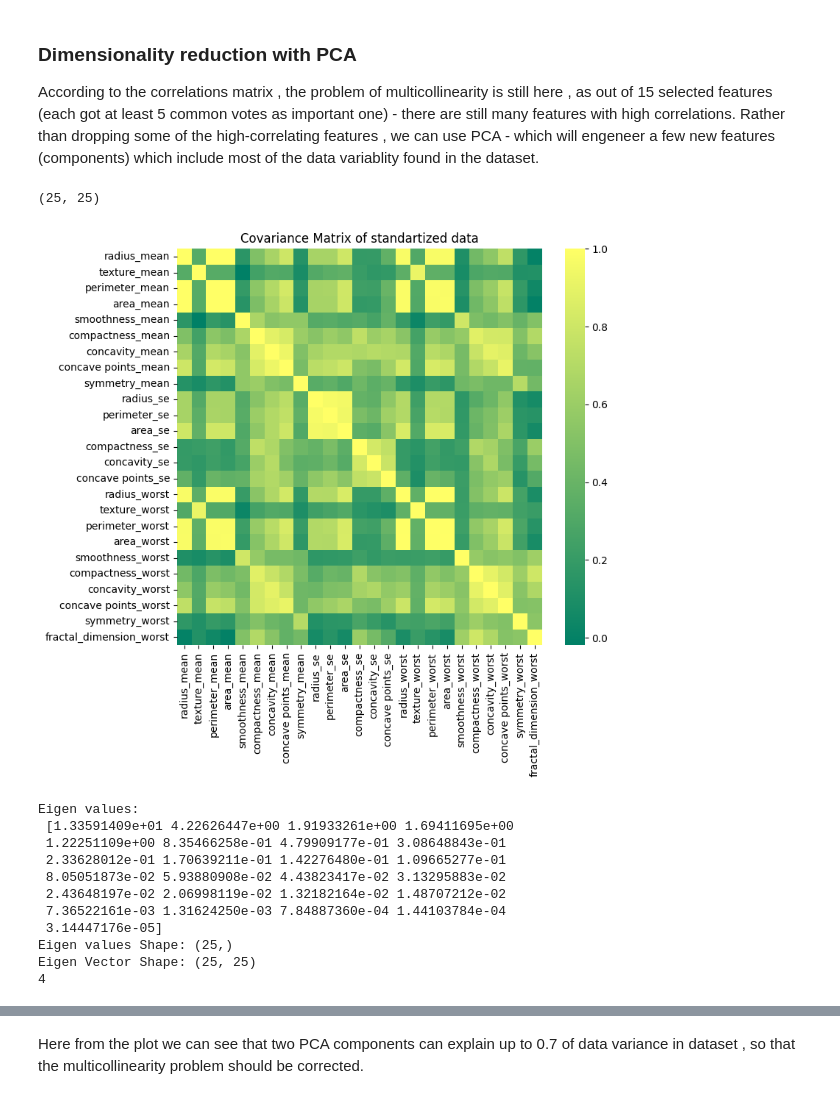
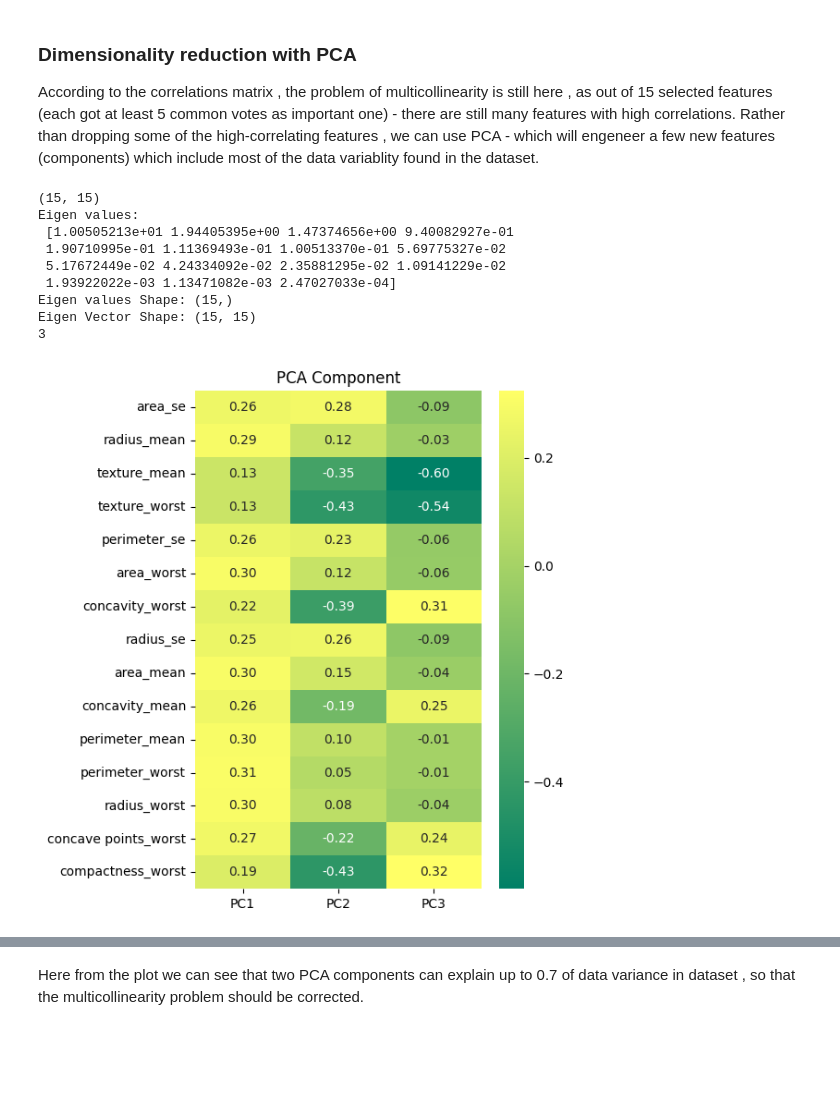
Before and after one commit to lmanov1/CancerPrediction, a Jupyter notebook: 4_FeatureEngeneering.ipynb, the cells around one changed output, grey strips where cells are left out. Drawn from its saved outputs; the diff is of its cells as text; code cells hidden in the pictures; blank space fills up the shorter version.

```diff
--- a/4_FeatureEngeneering.ipynb
+++ b/4_FeatureEngeneering.ipynb
@@ -360,9 +231,6 @@ Now lets use the K-best to Select features according to the k highest scores , o
 # %%
 from sklearn.datasets import load_digits
 from sklearn.feature_selection import SelectKBest, chi2 , f_classif , f_regression
-
-y=df_normalized['diagnosis']
-X = df_normalized.drop(columns=['diagnosis'])
 
 def univariate_kbest(score_func, num_features):
     # Apply SelectKBest class to extract top 10 best features with Chi-Square tests
@@ -503,7 +371,7 @@ display(selection_df)
 | 24 | fractal_dimension_worst | 0 | 1 | 0 | 1 | 1 | 1 | 1 | ... |
 # %%
 #Selecting variables with a sum of selections >= 6
-final_var = selection_df[selection_df['Sum'] >= 5 ]['Feature'].tolist()
+final_var = selection_df[selection_df['Sum'] >= 5  ]['Feature'].tolist()
 df_model = df_fe[final_var].copy()
 df_model['diagnosis'] = df_fe['diagnosis'].copy()
 
@@ -513,11 +381,11 @@ display(f"{columns_list}")
 display(df_model.head(2))
 display(df_model.shape)
 
-df_model.correlation = df_model.corr()
-heatmap = sns.heatmap(df_model.corr(), annot=True, cmap='summer', fmt=".2f")
-plt.title('Correlation Heatmap')
-plt.show()
-#display(df_model.correlation)
+# df_model.correlation = df_model.corr()
+# heatmap = sns.heatmap(df_model.corr(), annot=True, cmap='summer', fmt=".2f")
+# plt.title('Correlation Heatmap')
+# plt.show()
+# #display(df_model.correlation)
 # %% [output]
 'Most important features of the dataset : 26'
 "['radius_mean', 'texture_mean', 'perimeter_mean', 'area_mean', 'smoothness_mean', 'compactness_mean', 'concavity_mean', 'concave points_mean', 'symmetry_mean', 'radius_se', 'perimeter_se', 'area_se', ...
@@ -549,8 +416,20 @@ list2, len2 = interception_set(anova_univatiate_columns_set, multivatiate_column
 list3, len3 = interception_set(lr_univatiate_columns_set, multivatiate_columns_set, name1='lr_univatiate_columns_set', name2='multivatiate_columns_set')
 display(multivatiate_columns_set)
 display(len(multivatiate_columns_set))
+display(f"multivatiate_columns_set:")
+display(f"Features : {multivatiate_columns_set} ")
+display(f"Length : {multivatiate_columns_set.__len__()}")
 
 
+
+list1 = list(list1)
+display(f"List1 : {list1} len1 {len1}")
+
+X = df_fe[list1]
+y = df_fe['diagnosis']
+display(X.head(2))
+display(y.head(2))
+display(X.shape)
 # We'll choose the features that are common to all three sets - chi2, anova, lr  and multivariate - and this is most close
 # to the ch2 list with 15 features
 # %% [output]
@@ -598,13 +479,13 @@ Z = (X - X_mean) / X_std
 c = Z.cov()
 print(c.shape)
 
-# Plot the covariance matrix
-import matplotlib.pyplot as plt
-import seaborn as sns
-plt.figure(figsize =(8, 7))
-sns.heatmap(c, cmap='summer' , fmt=".2f")
-plt.title('Covariance Matrix of standartized data')
-plt.show()
+# # Plot the covariance matrix
+# import matplotlib.pyplot as plt
+# import seaborn as sns
+# plt.figure(figsize =(8, 7))
+# sns.heatmap(c, cmap='summer' , fmt=".2f")
+# plt.title('Covariance Matrix of standartized data')
+# plt.show()
 
 #compute the eigenvectors and eigenvalues for our features , this is important for identifying the principal components for our feature space.
 eigenvalues, eigenvectors = np.linalg.eig(c)
@@ -617,43 +498,40 @@ print('Eigen Vector Shape:', eigenvectors.shape)
 idx = eigenvalues.argsort()[::-1]
 # Sort the eigenvalues in descending order
 eigenvalues = eigenvalues[idx]
 # sort the corresponding eigenvectors accordingly
 eigenvectors = eigenvectors[:,idx]
 # the amount of the total variance which has been retained by selecting the principal components instead of the original feature space.
 explained_var = np.cumsum(eigenvalues) / np.sum(eigenvalues)
 explained_var
 
 #considering explained variance more than equal to 80%.
 # Let’s check how many principal components come into this.
 n_components = np.argmax(explained_var >= 0.80) + 1
 print(n_components)
 columns = ['PC'+str(i) for i in range(1,n_components+1)]
 
 # PCA component or unit matrix
 u = eigenvectors[:,:n_components]
 pca_component = pd.DataFrame(u,
                              index = X.columns,
                              columns = columns
                             )
 
 # plotting heatmap
 pca_component.shape
 pca_component.head(2)
 plt.figure(figsize =(5, 7))
 sns.heatmap(pca_component, annot=True, cmap='summer', fmt=".2f")
 plt.title('PCA Component')
 plt.show()
 # %% [output]
-(25, 25)
+(15, 15)
+Eigen values:
+ [1.00505213e+01 1.94405395e+00 1.47374656e+00 9.40082927e-01
+ 1.90710995e-01 1.11369493e-01 1.00513370e-01 5.69775327e-02
+ 5.17672449e-02 4.24334092e-02 2.35881295e-02 1.09141229e-02
+ 1.93922022e-03 1.13471082e-03 2.47027033e-04]
+Eigen values Shape: (15,)
+Eigen Vector Shape: (15, 15)
+3
-[figure, old version]
+[figure, new version]
-Eigen values:
- [1.33591409e+01 4.22626447e+00 1.91933261e+00 1.69411695e+00
- 1.22251109e+00 8.35466258e-01 4.79909177e-01 3.08648843e-01
- 2.33628012e-01 1.70639211e-01 1.42276480e-01 1.09665277e-01
- 8.05051873e-02 5.93880908e-02 4.43823417e-02 3.13295883e-02
- 2.43648197e-02 2.06998119e-02 1.32182164e-02 1.48707212e-02
- 7.36522161e-03 1.31624250e-03 7.84887360e-04 1.44103784e-04
- 3.14447176e-05]
-Eigen values Shape: (25,)
-Eigen Vector Shape: (25, 25)
-4
```
Also changed, not shown: parts of 27 cells of this notebook.
